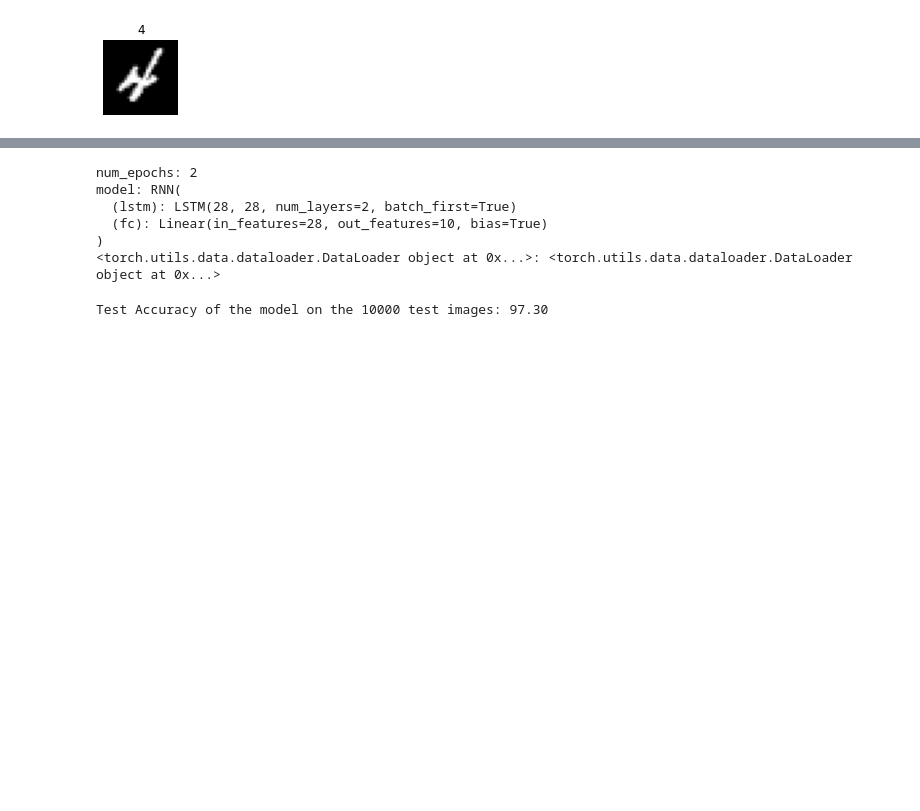
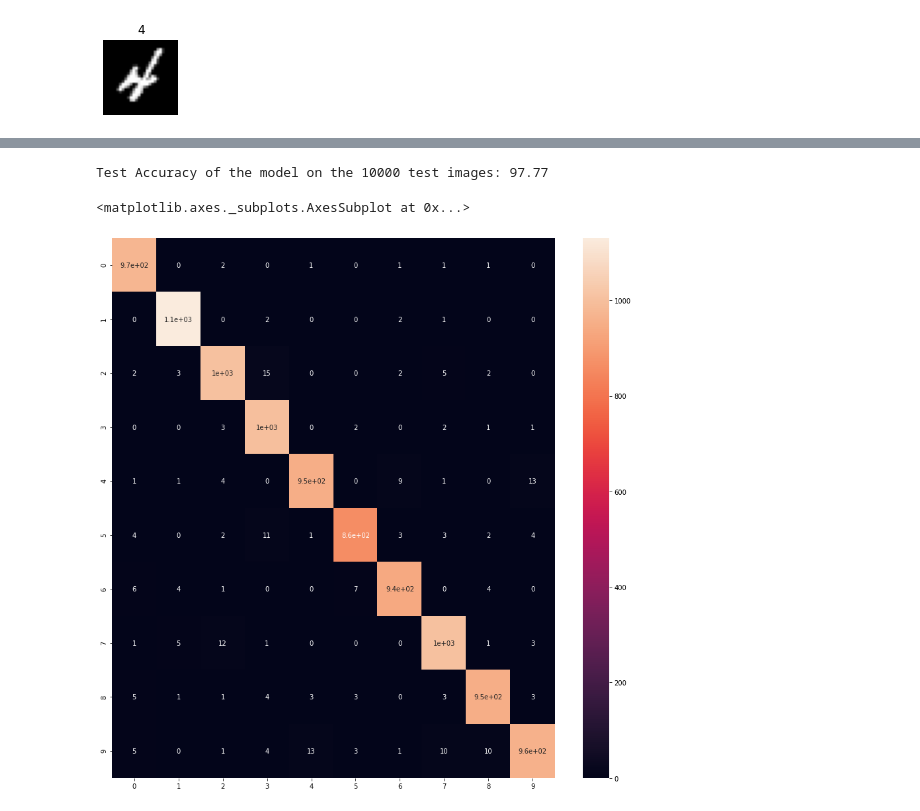
Before and after one commit to arminsoltan/mohaymen, a Jupyter notebook: Phase02/RNN_MNIST.ipynb, the cells around one changed output, grey strips where cells are left out. Drawn from its saved outputs; the diff is of its cells as text; code cells hidden in the pictures; blank space fills up the shorter version.

Commit message:
Add Confusion matrix

```diff
--- a/Phase02/RNN_MNIST.ipynb
+++ b/Phase02/RNN_MNIST.ipynb
@@ -109,6 +119,6 @@ def train(num_epochs, model, loaders):
 # %%
-model.train()
-train(num_epochs, model, loaders)
+y_preds = list()
+y_true = list()
 model.eval()
 with torch.no_grad():
   correct = 0
@@ -121,12 +131,26 @@ with torch.no_grad():
     total = total + labels.size(0)
     correct = correct + (predicted == labels).sum().item()
 
+    for i in range(len(labels.numpy())):
+      y_preds.append(predicted[i].numpy())
+      y_true.append(labels[i].numpy())
+
 print("Test Accuracy of the model on the 10000 test images: {:.2f}".format(100 * correct / total))
 # %% [output]
-num_epochs: 2
-model: RNN(
-  (lstm): LSTM(28, 28, num_layers=2, batch_first=True)
-  (fc): Linear(in_features=28, out_features=10, bias=True)
-)
-<torch.utils.data.dataloader.DataLoader object at 0x...>: <torch.utils.data.dataloader.DataLoader object at 0x...>
+Test Accuracy of the model on the 10000 test images: 97.77
-Test Accuracy of the model on the 10000 test images: 97.30
+# %%
+import numpy as np
+import seaborn as sns
+import pandas as pd
+import matplotlib.pyplot as plt
+from sklearn.metrics import confusion_matrix
+# y_predictions = np.concatenate(y_preds)
+# y_trues = np.concatenate(y_true, axis=0)
+
+conf = confusion_matrix(y_true, y_preds)
+df = pd.DataFrame(conf, index=[str(i) for i in range(10)], columns=[str(i) for i in range(10)])
+plt.figure(figsize=(15, 15))
+sns.heatmap(df, annot=True)
+# %% [output]
+<matplotlib.axes._subplots.AxesSubplot at 0x...>
+[figure, added]
```
Also changed, not shown: parts of 1 cell of this notebook.
